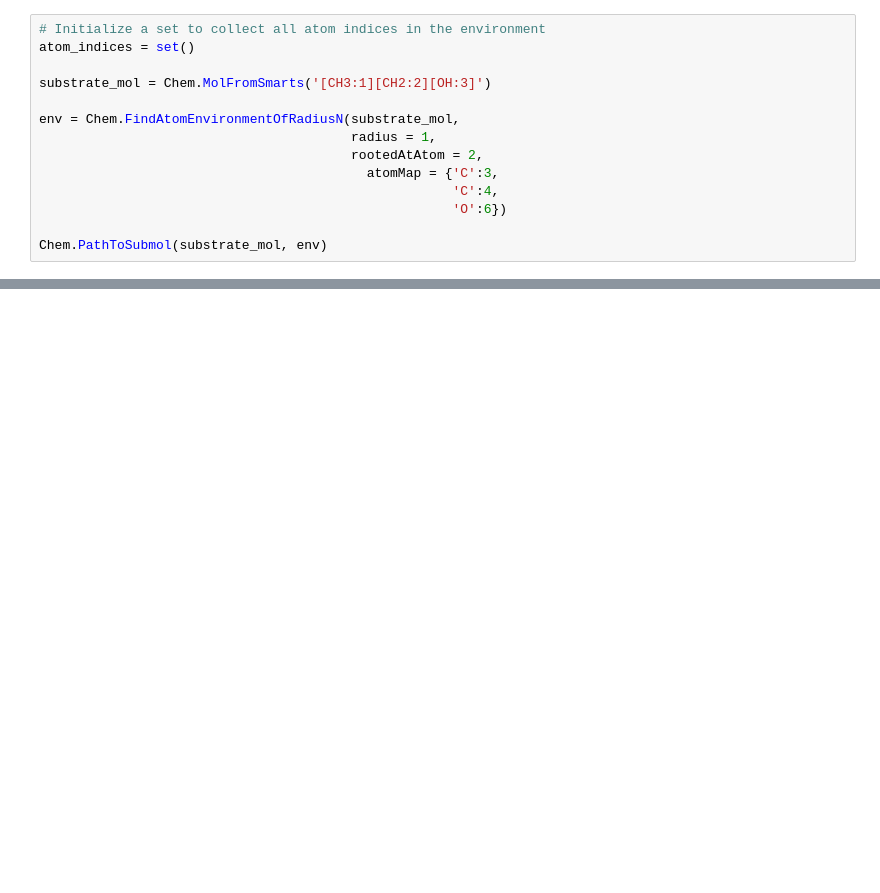
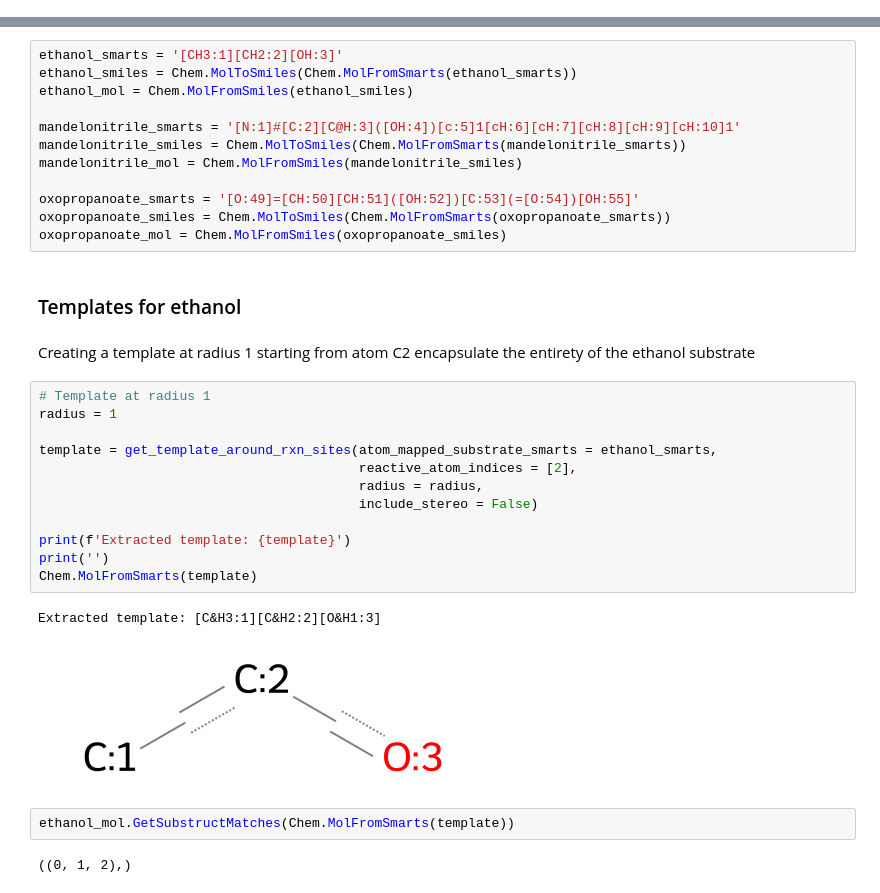
Before and after one commit to yashchainani21/RxnTools, a Jupyter notebook: notebooks/nb_02 - template extraction nuances.ipynb, the cells around one changed output, grey strips where cells are left out. Saved outputs shown, nothing was run; the diff lists cells and outputs as text; blank space fills up the shorter version.

Commit message:
updated rxn template extraction

```diff
--- a/notebooks/nb_02 - template extraction nuances.ipynb
+++ b/notebooks/nb_02 - template extraction nuances.ipynb
@@ -9,14 +0,0 @@ Consider the following two functions - in the first, we don't align the external
-# %%
-# Initialize a set to collect all atom indices in the environment
-atom_indices = set()
-
-substrate_mol = Chem.MolFromSmarts('[CH3:1][CH2:2][OH:3]')
-
-env = Chem.FindAtomEnvironmentOfRadiusN(substrate_mol,
-                                        radius = 1,
-                                        rootedAtAtom = 2,
-                                          atomMap = {'C':3,
-                                                     'C':4,
-                                                     'O':6})
-
-Chem.PathToSubmol(substrate_mol, env)
@@ -174,0 +46,35 @@ Here, our desired substructure has been captured corretly. So the crucial takewa
+# %%
+ethanol_smarts = '[CH3:1][CH2:2][OH:3]'
+ethanol_smiles = Chem.MolToSmiles(Chem.MolFromSmarts(ethanol_smarts))
+ethanol_mol = Chem.MolFromSmiles(ethanol_smiles)
+
+mandelonitrile_smarts = '[N:1]#[C:2][C@H:3]([OH:4])[c:5]1[cH:6][cH:7][cH:8][cH:9][cH:10]1'
+mandelonitrile_smiles = Chem.MolToSmiles(Chem.MolFromSmarts(mandelonitrile_smarts))
+mandelonitrile_mol = Chem.MolFromSmiles(mandelonitrile_smiles)
+
+oxopropanoate_smarts = '[O:49]=[CH:50][CH:51]([OH:52])[C:53](=[O:54])[OH:55]'
+oxopropanoate_smiles = Chem.MolToSmiles(Chem.MolFromSmarts(oxopropanoate_smarts))
+oxopropanoate_mol = Chem.MolFromSmiles(oxopropanoate_smiles)
+# %% [markdown]
+### Templates for ethanol
+# %% [markdown]
+Creating a template at radius 1 starting from atom C2 encapsulate the entirety of the ethanol substrate
+# %%
+# Template at radius 1
+radius = 1
+
+template = get_template_around_rxn_sites(atom_mapped_substrate_smarts = ethanol_smarts,
+                                         reactive_atom_indices = [2],
+                                         radius = radius,
+                                         include_stereo = False)
+
+print(f'Extracted template: {template}')
+print('')
+Chem.MolFromSmarts(template)
+# %% [output]
+Extracted template: [C&H3:1][C&H2:2][O&H1:3]
+[figure, added]
+# %%
+ethanol_mol.GetSubstructMatches(Chem.MolFromSmarts(template))
+# %% [output]
+((0, 1, 2),)
```
Also changed, not shown: parts of 51 cells of this notebook, 1 other file.
